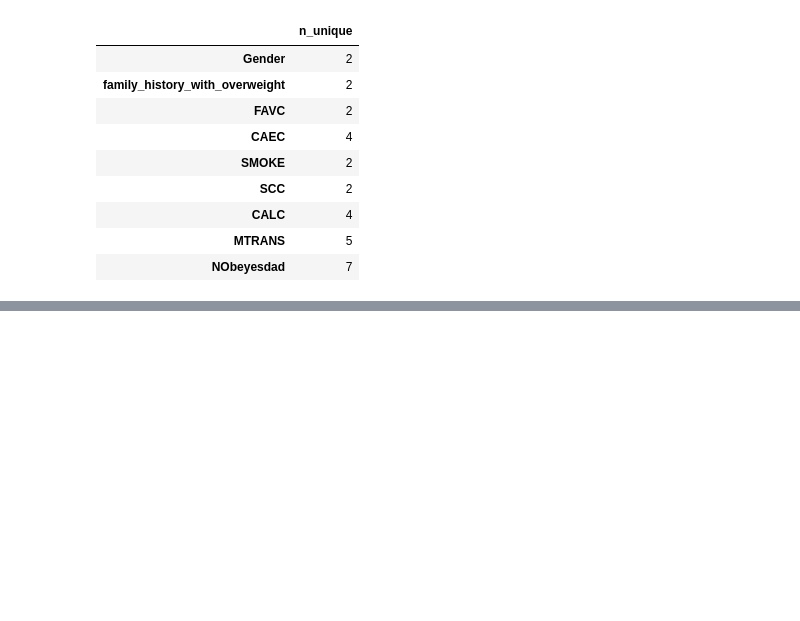
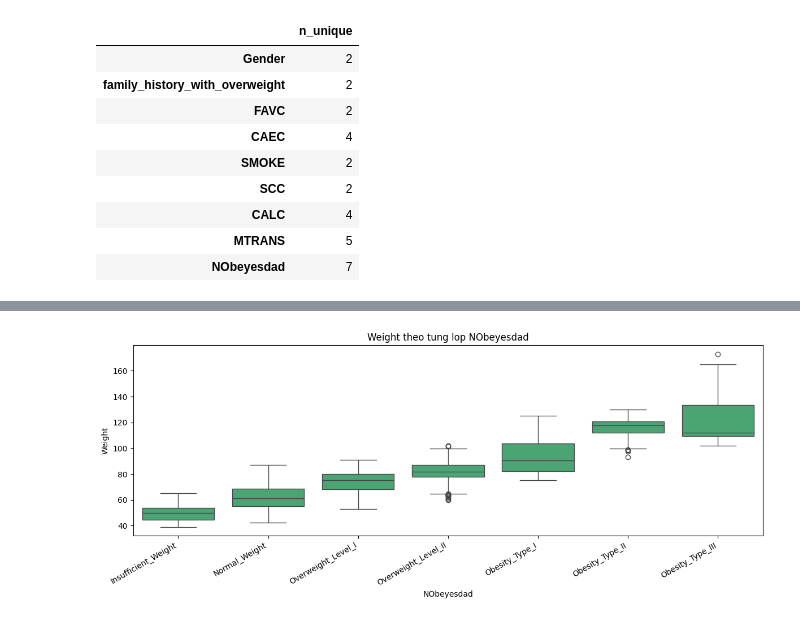
Before and after one commit to AIVIETNAM-AIO-Tuan/AIO-Conquer, a Jupyter notebook: Data/preproc_obesity.ipynb, the cells around one changed output, grey strips where cells are left out. Saved outputs shown, nothing was run; the diff lists cells and outputs as text; code cells hidden in the pictures; blank space fills up the shorter version.

```diff
--- a/Data/preproc_obesity.ipynb
+++ b/Data/preproc_obesity.ipynb
@@ -51,0 +17,33 @@ memory usage: 280.5+ KB
+# %%
+import os
+import pandas as pd
+import numpy as np
+import matplotlib.pyplot as plt
+import seaborn as sns
+from scipy.stats import chi2_contingency
+
+# Tu dong mount Google Drive neu chay tren Colab
+try:
+    import google.colab  # noqa
+    if not os.path.exists('/content/drive/MyDrive'):
+        from google.colab import drive
+        drive.mount('/content/drive')
+except ImportError:
+    pass
+
+# >>> Neu auto-detect that bai: dat DATA_DIR = duong dan thu muc chua ObesityDataSet.csv <<<
+DATA_DIR = None
+
+def find_data_dir(marker, override=None):
+    cands = ([override] if override else []) + [
+        'dataset', 'Data/dataset', '.', '..',
+        '/content/drive/MyDrive/AIO-Conquer02',
+        '/content/drive/MyDrive/conquer1/AIO-Conquer-Data/Data/dataset',
+    ]
+    for p in cands:
+        if p and os.path.exists(os.path.join(p, marker)):
+            return p
+    raise FileNotFoundError("Khong tim thay '" + marker + "'. Hay dat DATA_DIR = duong dan thu muc chua file nay.")
+
+DATA_DIR = find_data_dir('ObesityDataSet.csv', DATA_DIR)
+print('DATA_DIR =', DATA_DIR)
@@ -262,0 +169,7 @@ df_encoded.head()
+# %%
+plt.figure(figsize=(12, 5))
+sns.boxplot(data=df, x='NObeyesdad', y='Weight', order=ORDER, color='mediumseagreen')
+plt.xticks(rotation=30, ha='right'); plt.title('Weight theo tung lop NObeyesdad')
+plt.tight_layout(); plt.show()
+# %% [output]
+[figure, added]
```
Also changed, not shown: parts of 55 cells of this notebook, 6 other files.
